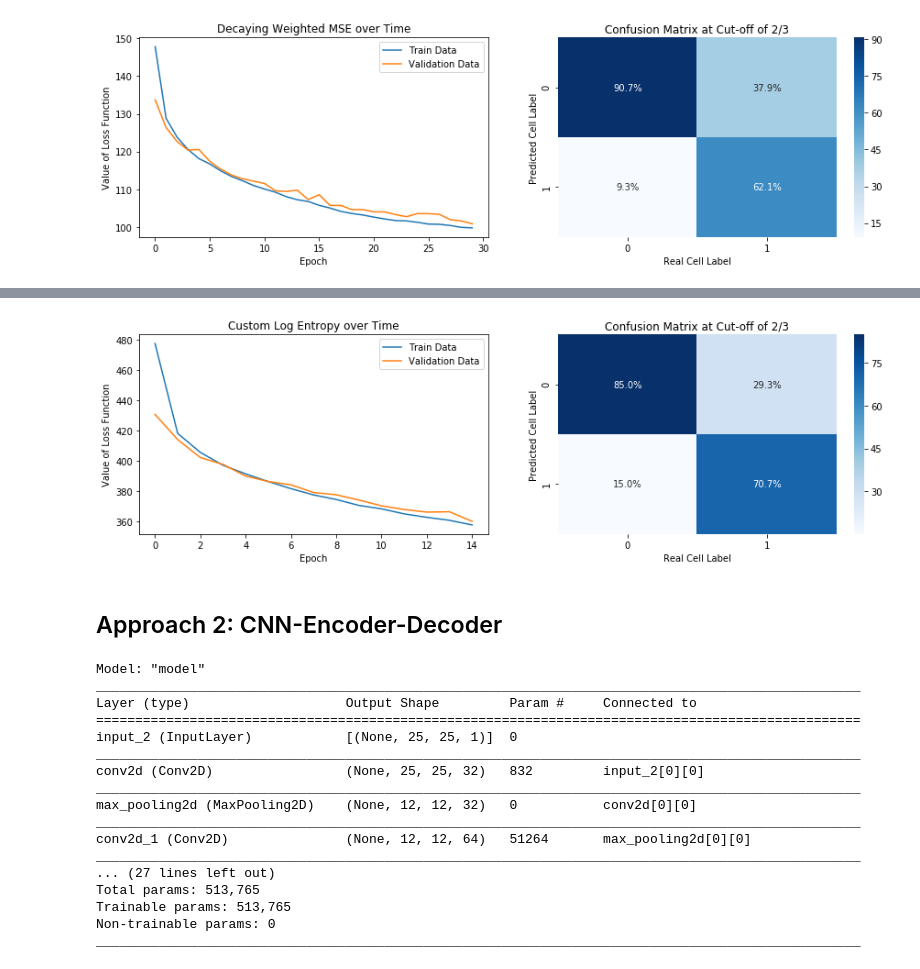
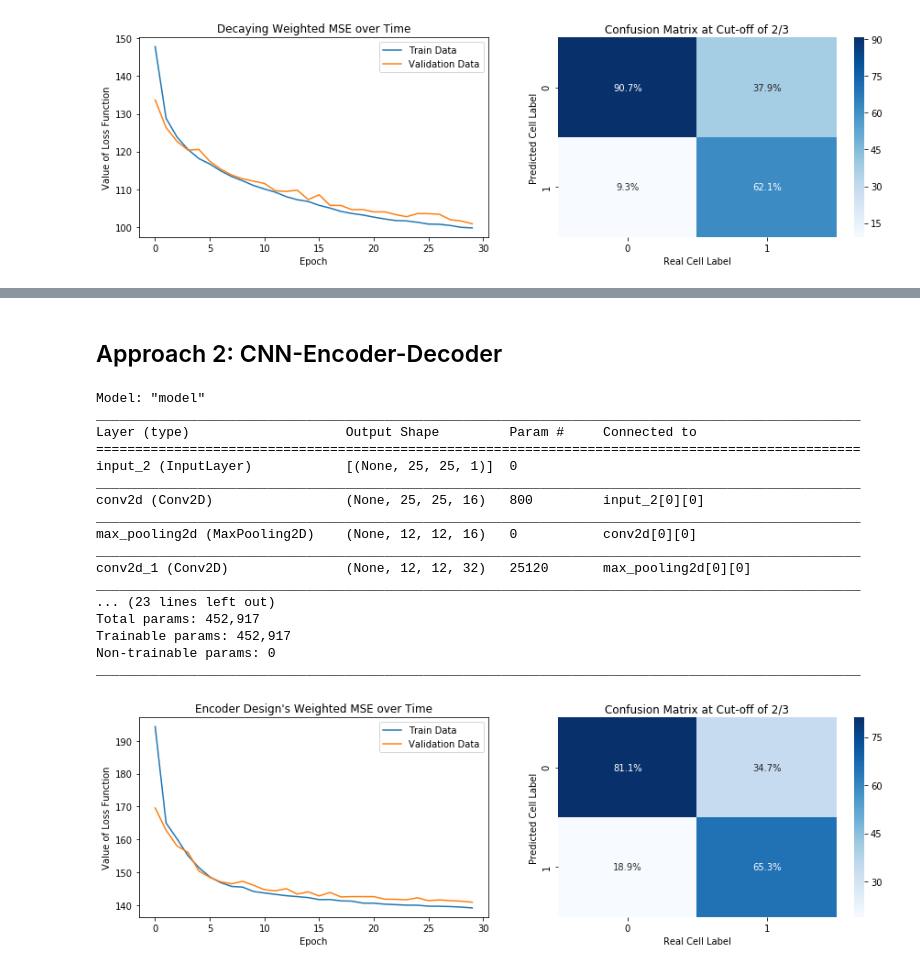
Before and after one commit to navyamehta/ai-research-projects, a Jupyter notebook: kaggle-GOL-CNN-encoder/Game of Life Reversal.ipynb, the cells around one changed output, grey strips where cells are left out. Saved outputs shown, nothing was run; the diff lists cells and outputs as text; code cells hidden in the pictures.

Commit message:
Encoder-Decoder Architecture

```diff
--- a/kaggle-GOL-CNN-encoder/Game of Life Reversal.ipynb
+++ b/kaggle-GOL-CNN-encoder/Game of Life Reversal.ipynb
@@ -190,4 +173,0 @@ Epoch 15/15
-# %%
-plotter(model, hist, "Custom Log Entropy")
-# %% [output]
-[figure, removed]
@@ -196,26 +190,29 @@ plotter(model, hist, "Custom Log Entropy")
 # %% [markdown]
 <h2> Approach 2: CNN-Encoder-Decoder </h2>
 # %%
-tf.keras.backend.clear_session()
-deltainp = Input((25,25,5), dtype=tf.float32) #Delta Mask
-gofinp = Input((25,25,1)) #Game of Life Board
-conv1 = Conv2D(filters=32, kernel_size=(5,5), strides=(1,1), padding="same", activation="relu")(gofinp)
-max1 = MaxPooling2D(pool_size=(2,2), strides=(2,2), padding="valid")(conv1)
-conv2 = Conv2D(filters=64, kernel_size=(5,5), strides=(1,1), padding="same", activation="relu")(max1)
-max2 = MaxPooling2D(pool_size=(2,2), strides=(2,2), padding="valid")(conv2)
-drp2 = Dropout(0.1)(max2)
-conv3 = Conv2D(filters=128, kernel_size=(5,5), strides=(1,1), padding="same", activation="elu")(drp2)
-max3 = MaxPooling2D(pool_size=(2,2), strides=(2,2), padding="valid")(conv3)
-up1 = UpSampling2D(size=(2,2), interpolation="nearest")(max3)
-dec1 = Conv2DTranspose(filters=64, strides=(1,1), kernel_size=(5,5), padding="same", activation="elu")(up1)
-up2 = UpSampling2D(size=(2,2), interpolation="nearest")(dec1)
-dec2 = Conv2DTranspose(filters=32, strides=(1,1), kernel_size=(5,5), padding="same", activation="relu")(up2)
-up3 = UpSampling2D(size=(2,2), interpolation="nearest")(dec2)
-dec3 = Conv2DTranspose(filters=5, strides=(1,1), kernel_size=(2,2), activation="sigmoid")(up3)
-final = Flatten()(tf.math.multiply(dec3, deltainp))
-model = Model(inputs=[gofinp, deltainp], outputs=final)
-model.compile(optimizer=tf.keras.optimizers.Adam(learning_rate=1e-2), loss=weighted_mean_squared_error)
-model.summary()
+def build_encdec(lossfunc="mean_squared_error", lr=2e-3):
+    tf.keras.backend.clear_session()
+    deltainp = Input((25*25*5), dtype=tf.float32) #Delta Mask
+    gofinp = Input((25,25,1)) #Game of Life Board
+    #Encoder Design
+    conv1 = Conv2D(filters=16, kernel_size=(7,7), strides=(1,1), padding="same", activation="relu")(gofinp)
+    max1 = MaxPooling2D(pool_size=(2,2), strides=(2,2), padding="valid")(conv1)
+    conv2 = Conv2D(filters=32, kernel_size=(7,7), strides=(1,1), padding="same", activation="relu")(max1)
+    max2 = MaxPooling2D(pool_size=(2,2), strides=(2,2), padding="valid")(conv2)
+    conv3 = Conv2D(filters=128, kernel_size=(7,7), strides=(1,1), padding="same", activation="relu")(max2)
+    #Decoder Design
+    dec1 = Conv2DTranspose(filters=32, strides=(1,1), kernel_size=(7,7), padding="same", activation="relu")(conv3)
+    up2 = UpSampling2D(size=(2,2), interpolation="nearest")(dec1)
+    dec2 = Conv2DTranspose(filters=16, strides=(1,1), kernel_size=(7,7), padding="same", activation="relu")(up2)
+    up3 = UpSampling2D(size=(2,2), interpolation="nearest")(dec2)
+    dec3 = Conv2DTranspose(filters=5, strides=(1,1), kernel_size=(2,2), activation=None)(up3)
+    #Evaluate Required Board
+    final = tf.keras.layers.Activation(activation="sigmoid")(Flatten()(dec3))
+    final = tf.math.multiply(final, deltainp)
+    model = Model(inputs=[gofinp, deltainp], outputs=final)
+    model.compile(optimizer=tf.keras.optimizers.Adam(learning_rate=lr), loss=lossfunc)
+    return model
+build_encdec().summary()
 # %% [output]
 Model: "model"
 __________________________________________________________________________________________________
@@ -223,14 +220,25 @@ Layer (type)                    Output Shape         Param #     Connected to
 ==================================================================================================
 input_2 (InputLayer)            [(None, 25, 25, 1)]  0
 __________________________________________________________________________________________________
-conv2d (Conv2D)                 (None, 25, 25, 32)   832         input_2[0][0]
+conv2d (Conv2D)                 (None, 25, 25, 16)   800         input_2[0][0]
 __________________________________________________________________________________________________
-max_pooling2d (MaxPooling2D)    (None, 12, 12, 32)   0           conv2d[0][0]
+max_pooling2d (MaxPooling2D)    (None, 12, 12, 16)   0           conv2d[0][0]
 __________________________________________________________________________________________________
-conv2d_1 (Conv2D)               (None, 12, 12, 64)   51264       max_pooling2d[0][0]
+conv2d_1 (Conv2D)               (None, 12, 12, 32)   25120       max_pooling2d[0][0]
 __________________________________________________________________________________________________
-... (27 lines left out)
-Total params: 513,765
-Trainable params: 513,765
+... (23 lines left out)
+Total params: 452,917
+Trainable params: 452,917
 Non-trainable params: 0
 __________________________________________________________________________________________________
+# %%
+#Visualizing Results on First Fold
+numepochs, decayepochs = 30,20
+lossclass = WeightedMSE(5, 1, decayepochs)
+losscallback = LossCallBack(lossclass)
+model = build_encdec(lossfunc=lossclass.loss, lr=3e-3)
+hist = model.fit([X1[:40000],X2[:40000]],Y[:40000], batch_size=256, epochs=numepochs, verbose=False,
+                 validation_data=([X1[40000:], X2[40000:]], Y[40000:]), callbacks=[losscallback])
+plotter(model, hist, "Encoder Design's Weighted MSE")
+# %% [output]
+[figure, added]
```
Also changed, not shown: parts of 9 cells of this notebook.
